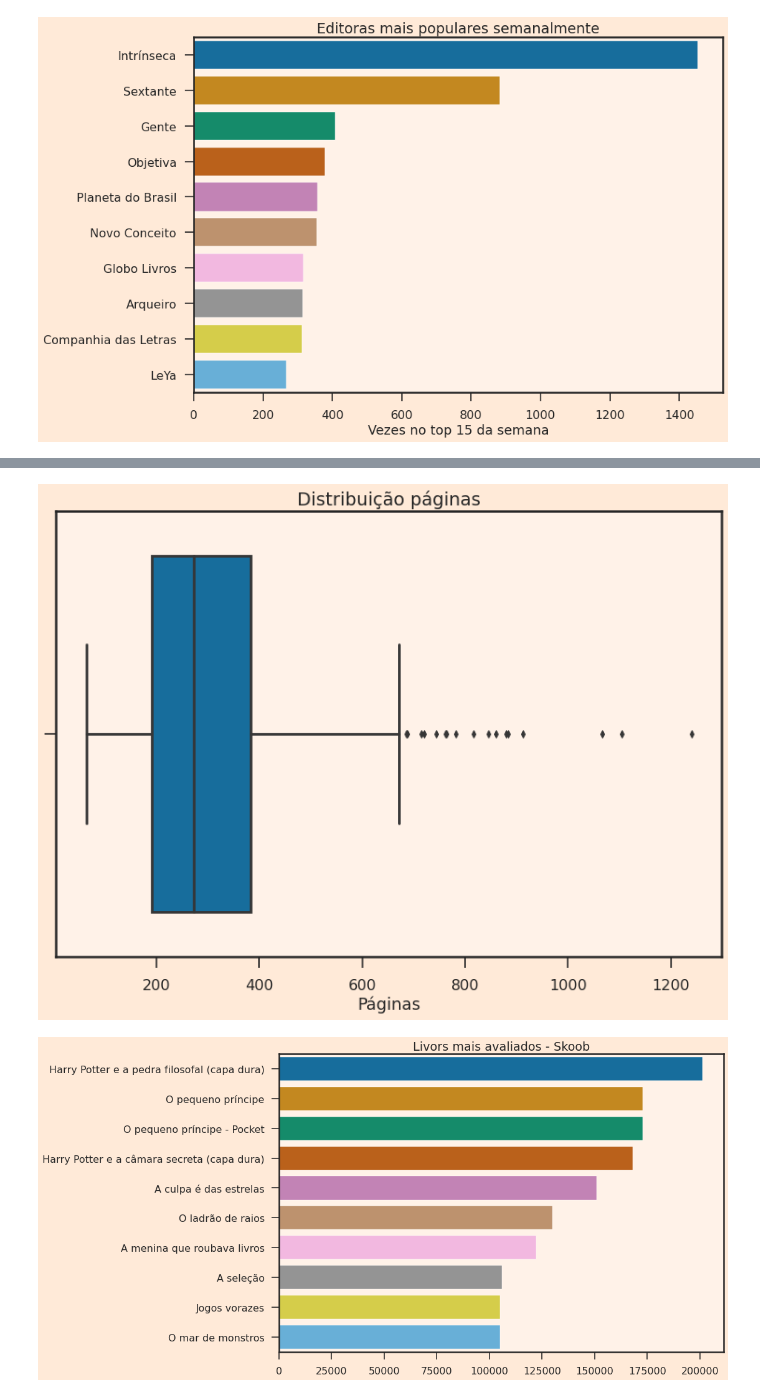
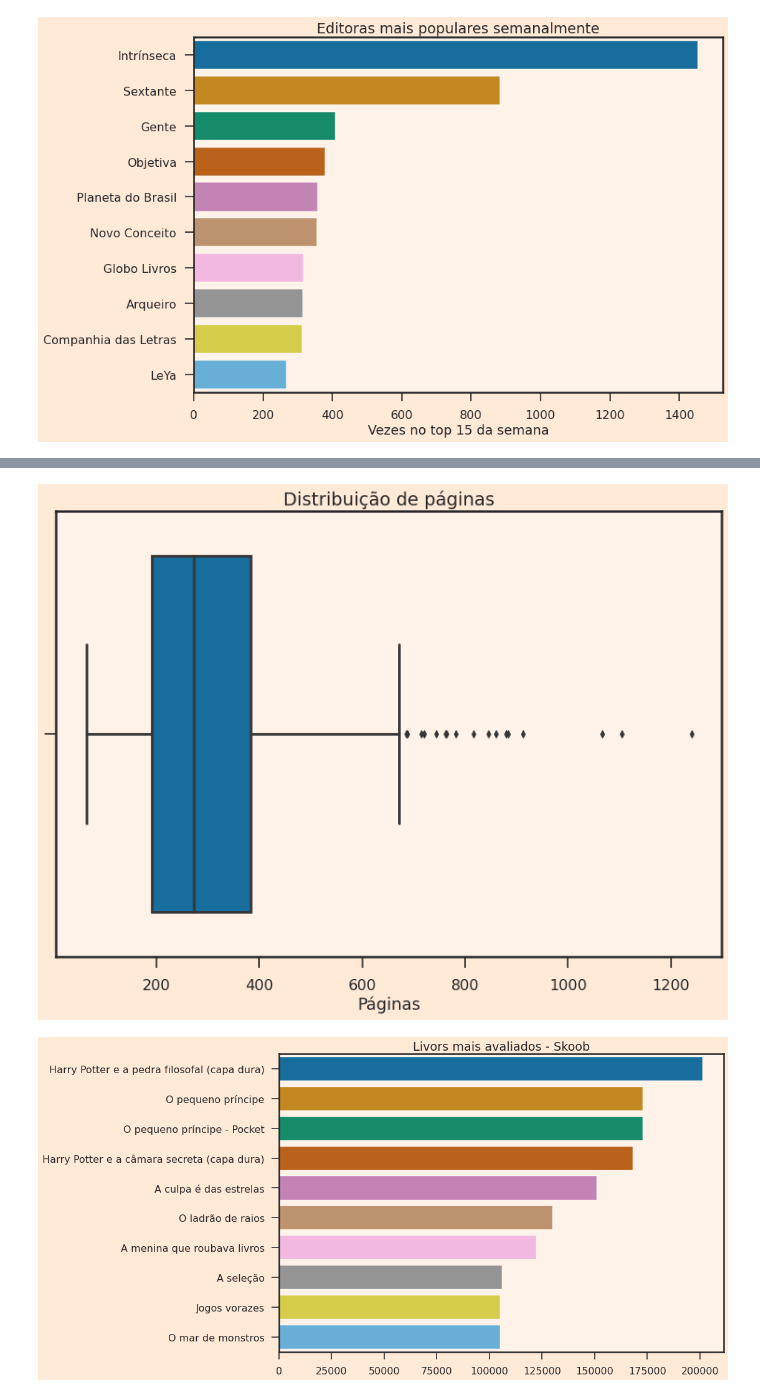
Before and after one commit to JonasBrother97/jeff_final, a Jupyter notebook: FINAL.ipynb, the cells around one changed output, grey strips where cells are left out. Cells and saved outputs as stored; diff of their text form; code cells hidden in the pictures.

```diff
--- a/FINAL.ipynb
+++ b/FINAL.ipynb
@@ -103,12 +104,12 @@ plt.show()
 # %%
 sns.boxplot(x = df_analise.groupby('titulo').mean()['paginas'])
 
-plt.title("Distribuição páginas")
+plt.title("Distribuição de páginas")
 plt.xlabel("Páginas")
 plt.ylabel("")
 plt.show()
 # %% [output]
-[figure, old version]
+[figure, new version]
 # %%
 df_oi = df_analise.drop_duplicates(['titulo']).groupby('titulo').sum().sort_values(by=['avaliacoes'], ascending=False)[:10]
 
```
Also changed, not shown: parts of 3 cells of this notebook.
